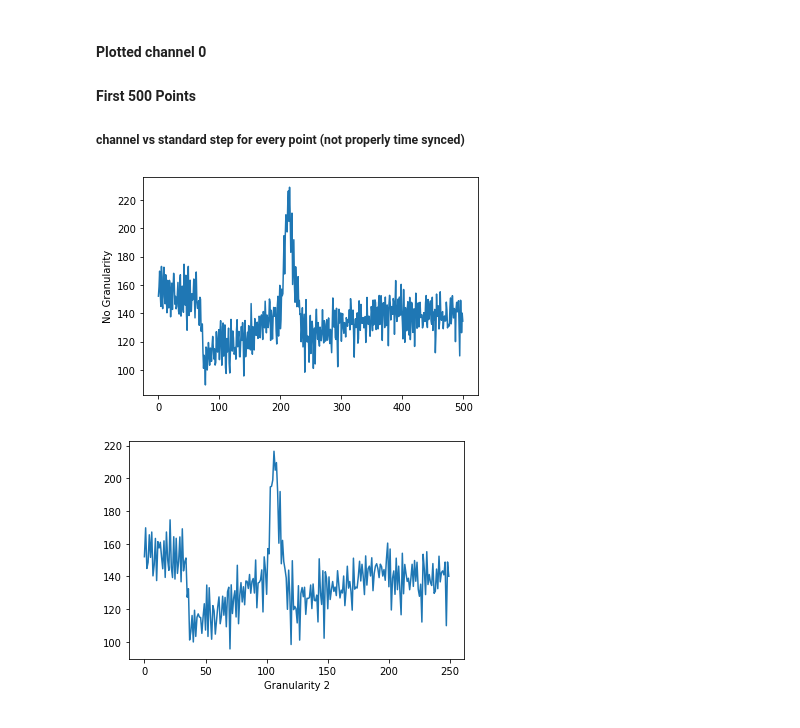
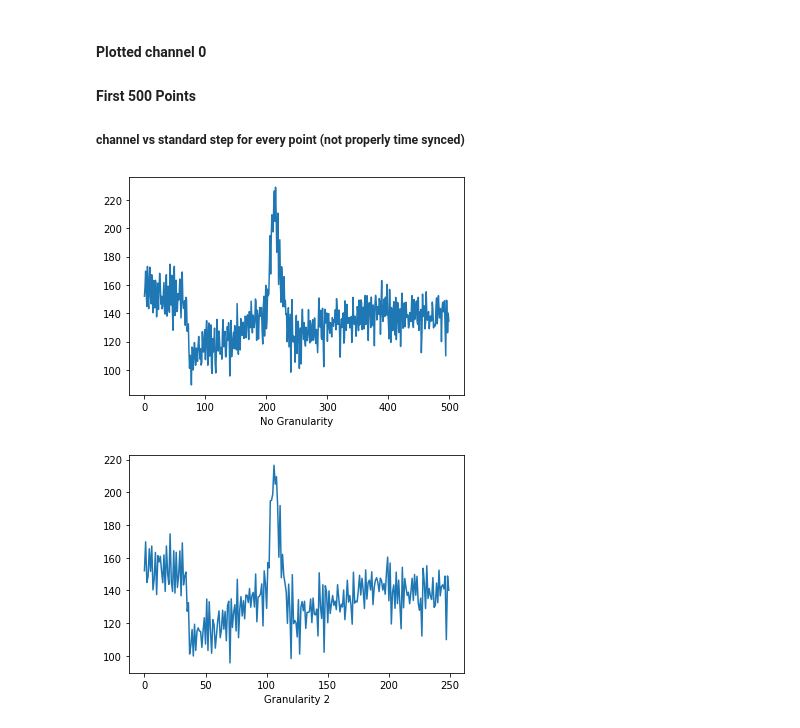
Before and after one commit to neurotech-uiuc/SoftwareProject, a Jupyter notebook: ReadData.ipynb, the cells around one changed output. Drawn from its saved outputs; the diff is of its cells as text; code cells hidden in the pictures.

```diff
--- a/ReadData.ipynb
+++ b/ReadData.ipynb
@@ -87,11 +87,11 @@ datetime.datetime(1900, 1, 1, 15, 30, 25, 402000)
 # %%
 granularity = 1
 data = singleBlinkChannels[:,0][:500:granularity]
 plt.plot(np.arange(len(data)), data.astype(float))
-plt.ylabel('No Granularity')
+plt.xlabel('No Granularity')
 plt.show()
 # %% [output]
-[figure, old version]
+[figure, new version]
 # %%
 granularity = 2
 data = singleBlinkChannels[:,0][:500:granularity]
```
Also changed, not shown: parts of 4 cells of this notebook.
